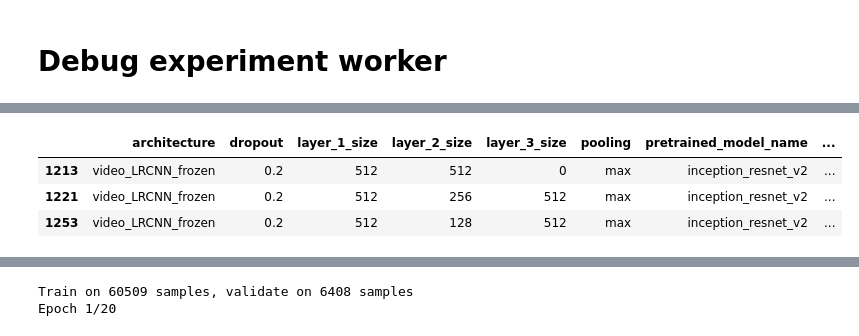
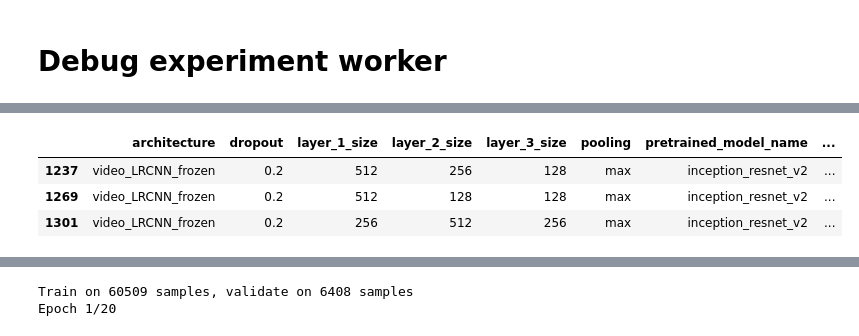
Before and after one commit to alxcnwy/Deep-Neural-Networks-for-Video-Classification, a Jupyter notebook: notebooks/experiments_create_lists.ipynb, the cells around one changed output, grey strips where cells are left out. Drawn from its saved outputs; the diff is of its cells as text; code cells hidden in the pictures.

```diff
--- a/notebooks/experiments_create_lists.ipynb
+++ b/notebooks/experiments_create_lists.ipynb
@@ -360,11 +358,11 @@ logger.info("Start worker {} (GPU={}) processing {}".format(WORKER_ID, GPU_ID, e
 # load list of experiments
 experiments = pd.read_csv(pwd + "experiments/" + experiment_batch_name + '.csv')
 # %%
-experiments[experiments['model_id'].isin([2335,2375,2343])]
+experiments[experiments['model_id'].isin([2359,2391, 2447])]
 # %% [output]
 |  | architecture | dropout | layer_1_size | layer_2_size | layer_3_size | pooling | pretrained_model_name | ... |
-| 1213 | video_LRCNN_frozen | 0.2 | 512 | 512 | 0 | max | inception_resnet_v2 | ... |
-| 1221 | video_LRCNN_frozen | 0.2 | 512 | 256 | 512 | max | inception_resnet_v2 | ... |
-| 1253 | video_LRCNN_frozen | 0.2 | 512 | 128 | 512 | max | inception_resnet_v2 | ... |
+| 1237 | video_LRCNN_frozen | 0.2 | 512 | 256 | 128 | max | inception_resnet_v2 | ... |
+| 1269 | video_LRCNN_frozen | 0.2 | 512 | 128 | 128 | max | inception_resnet_v2 | ... |
+| 1301 | video_LRCNN_frozen | 0.2 | 256 | 512 | 256 | max | inception_resnet_v2 | ... |
 # %%
 # for row in experiments.values:
```
Also changed, not shown: parts of 6 cells of this notebook, 1 other file.
